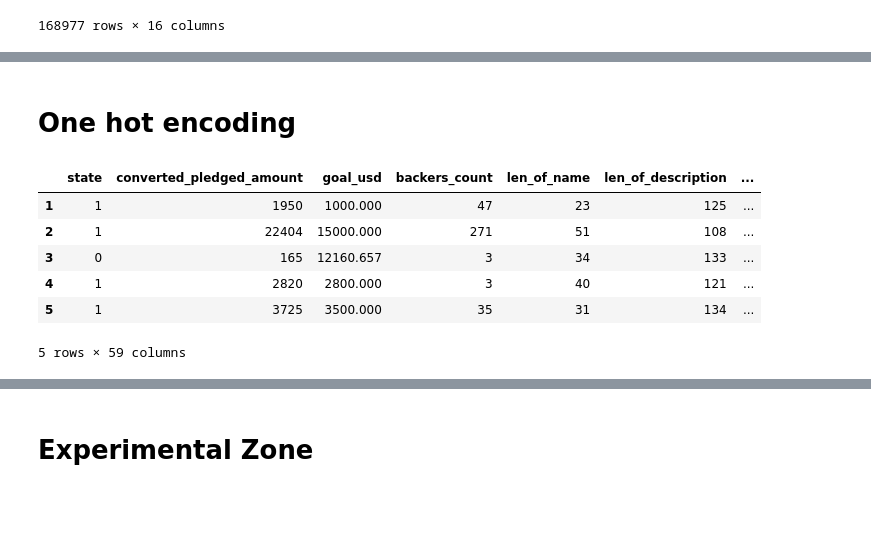
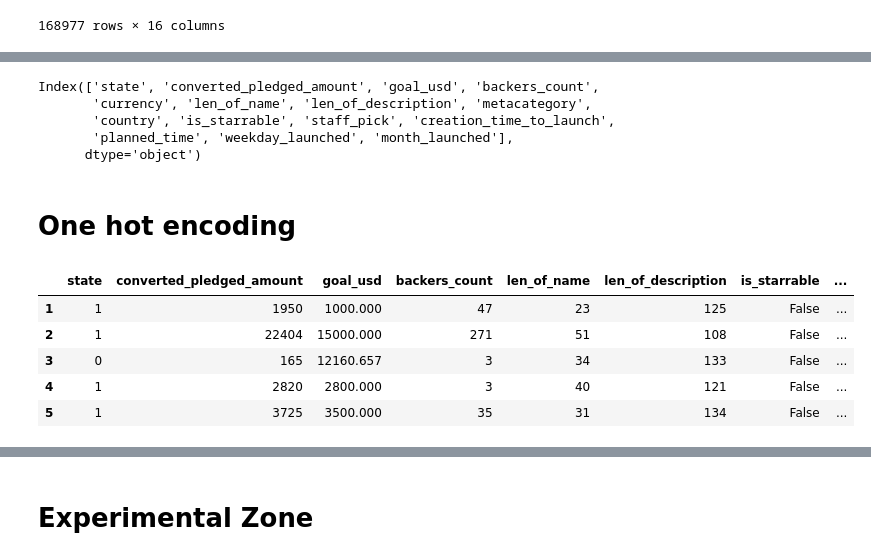
Before and after one commit to fabwerk90/Kickstarter---Project-Success-Prediction, a Jupyter notebook: Feature Engineering.ipynb, the cells around one changed output, grey strips where cells are left out. Cells and saved outputs as stored; diff of their text form; code cells hidden in the pictures; blank space fills up the shorter version.

```diff
--- a/Feature Engineering.ipynb
+++ b/Feature Engineering.ipynb
@@ -8,6 +8,8 @@ import matplotlib.pyplot as plt
 import seaborn as sns
 # %%
 pd.set_option('display.float_format', lambda x: '%.3f' % x)
+# %%
+pd.set_option('display.max_columns', None)
 # %%
 df = pd.read_csv("dataframes/cleaned_dataframe.csv")
 # %% [markdown]
@@ -150,35 +152,46 @@ df_encoded.head()
 | 3 | failed | 165 | 12160.657 | 3 | GBP | 34 | 133 | ... |
 | 4 | successful | 2820 | 2800.000 | 3 | USD | 40 | 121 | ... |
 | 5 | successful | 3725 | 3500.000 | 35 | USD | 31 | 134 | ... |
+# %%
+df_encoded.columns
+# %% [output]
+Index(['state', 'converted_pledged_amount', 'goal_usd', 'backers_count',
+       'currency', 'len_of_name', 'len_of_description', 'metacategory',
+       'country', 'is_starrable', 'staff_pick', 'creation_time_to_launch',
+       'planned_time', 'weekday_launched', 'month_launched'],
+      dtype='object')
 # %% [markdown]
 # One hot encoding
 # %%
 df_dummies = df_encoded.copy()
 #dummy variables for metacategory
 metacategory_dummies = pd.get_dummies(df_dummies["metacategory"], drop_first = True)
 #dummy variables for currency:
 curreny_dummies = pd.get_dummies(df_dummies["currency"], drop_first = True)
 #dummy variables for country:
 country_dummies = pd.get_dummies(df_dummies["country"], drop_first = True)
 #dummy variables for staff_pick:
 staff_pick_dummies = pd.get_dummies(df_dummies["staff_pick"], drop_first = True)
+#dummy variables for weekday_launched
+weekday_launched_dummies = pd.get_dummies(df_dummies["weekday_launched"], drop_first = True)
+#dummy variables for month_launched
+month_launched_dummies = pd.get_dummies(df_dummies["month_launched"], drop_first = True)
 # adding it to Dataframe - df_dummies:
-df_dummies = pd.concat([df_dummies, metacategory_dummies, curreny_dummies, country_dummies, staff_pick_dummies], axis=1)
+df_dummies = pd.concat([df_dummies, metacategory_dummies, curreny_dummies, country_dummies, weekday_launched_dummies, month_launched_dummies, staff_pick_dummies], axis=1)
 # droping original column:
-df_dummies = df_dummies.drop (["metacategory","currency","country","staff_pick","is_starrable"],axis=1)
+df_dummies = df_dummies.drop(["metacategory","currency","country", "staff_pick"],axis=1)
 df_dummies.rename(columns={ df_dummies.columns[-1]: "staff_pick" }, inplace = True)
 #### Transform target variable state in 0s (failed) and 1s (succesfull):
 df_dummies['state'] = df_dummies['state'].map({'successful': 1, 'failed': 0})
 ###show results
 df_dummies.head()
 # %% [output]
-|  | state | converted_pledged_amount | goal_usd | backers_count | len_of_name | len_of_description | ... |
-| 1 | 1 | 1950 | 1000.000 | 47 | 23 | 125 | ... |
-| 2 | 1 | 22404 | 15000.000 | 271 | 51 | 108 | ... |
-| 3 | 0 | 165 | 12160.657 | 3 | 34 | 133 | ... |
-| 4 | 1 | 2820 | 2800.000 | 3 | 40 | 121 | ... |
-| 5 | 1 | 3725 | 3500.000 | 35 | 31 | 134 | ... |
+|  | state | converted_pledged_amount | goal_usd | backers_count | len_of_name | len_of_description | is_starrable | ... |
+| 1 | 1 | 1950 | 1000.000 | 47 | 23 | 125 | False | ... |
+| 2 | 1 | 22404 | 15000.000 | 271 | 51 | 108 | False | ... |
+| 3 | 0 | 165 | 12160.657 | 3 | 34 | 133 | False | ... |
+| 4 | 1 | 2820 | 2800.000 | 3 | 40 | 121 | False | ... |
+| 5 | 1 | 3725 | 3500.000 | 35 | 31 | 134 | False | ... |
-5 rows × 59 columns
 # %%
 ## Visualizing the correlation between target variable(state) and all other variables :
 correlations = df_dummies.corrwith(df_dummies['state']).iloc[1:].to_frame()
```
Also changed, not shown: parts of 4 cells of this notebook.
